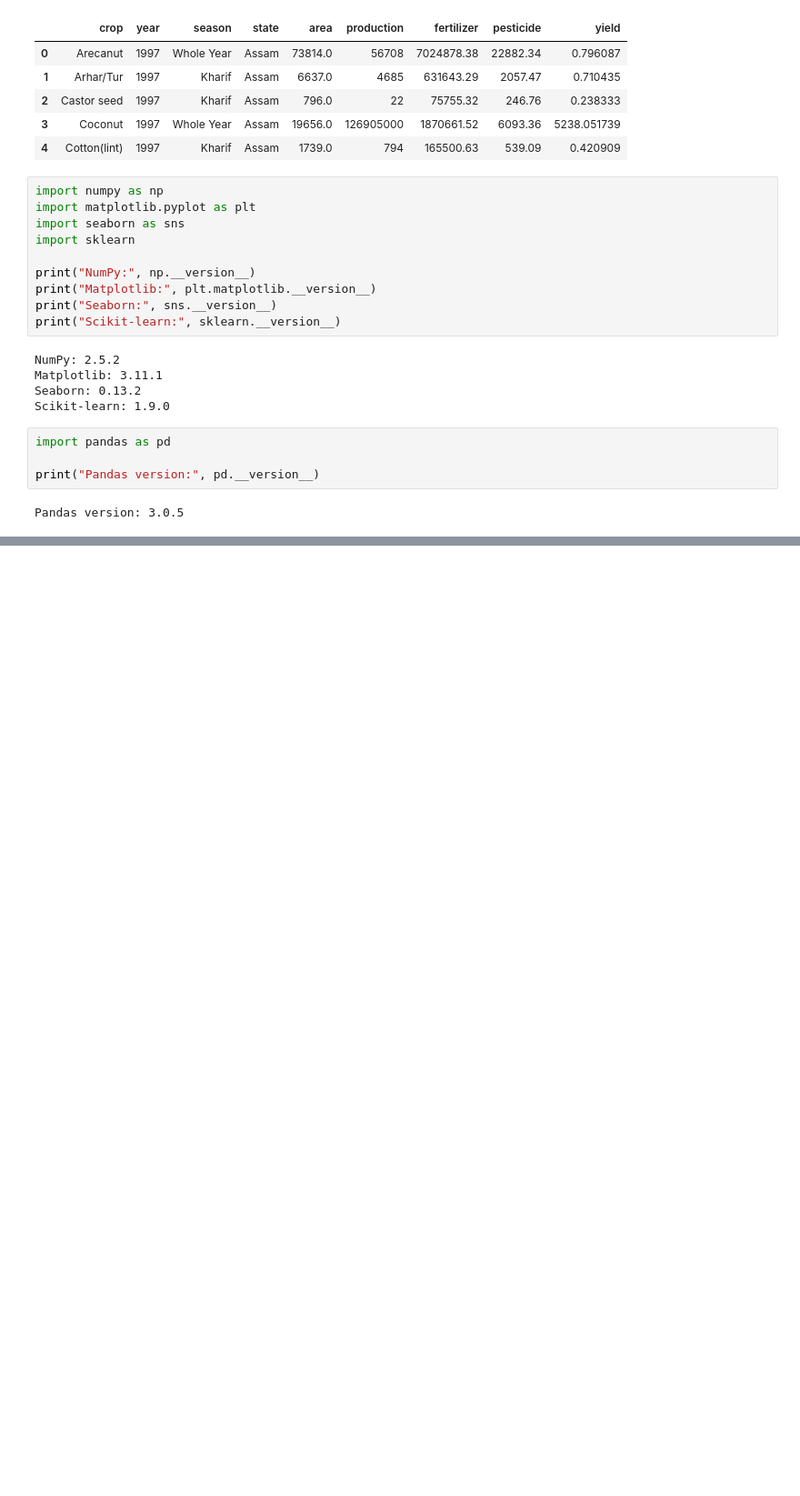
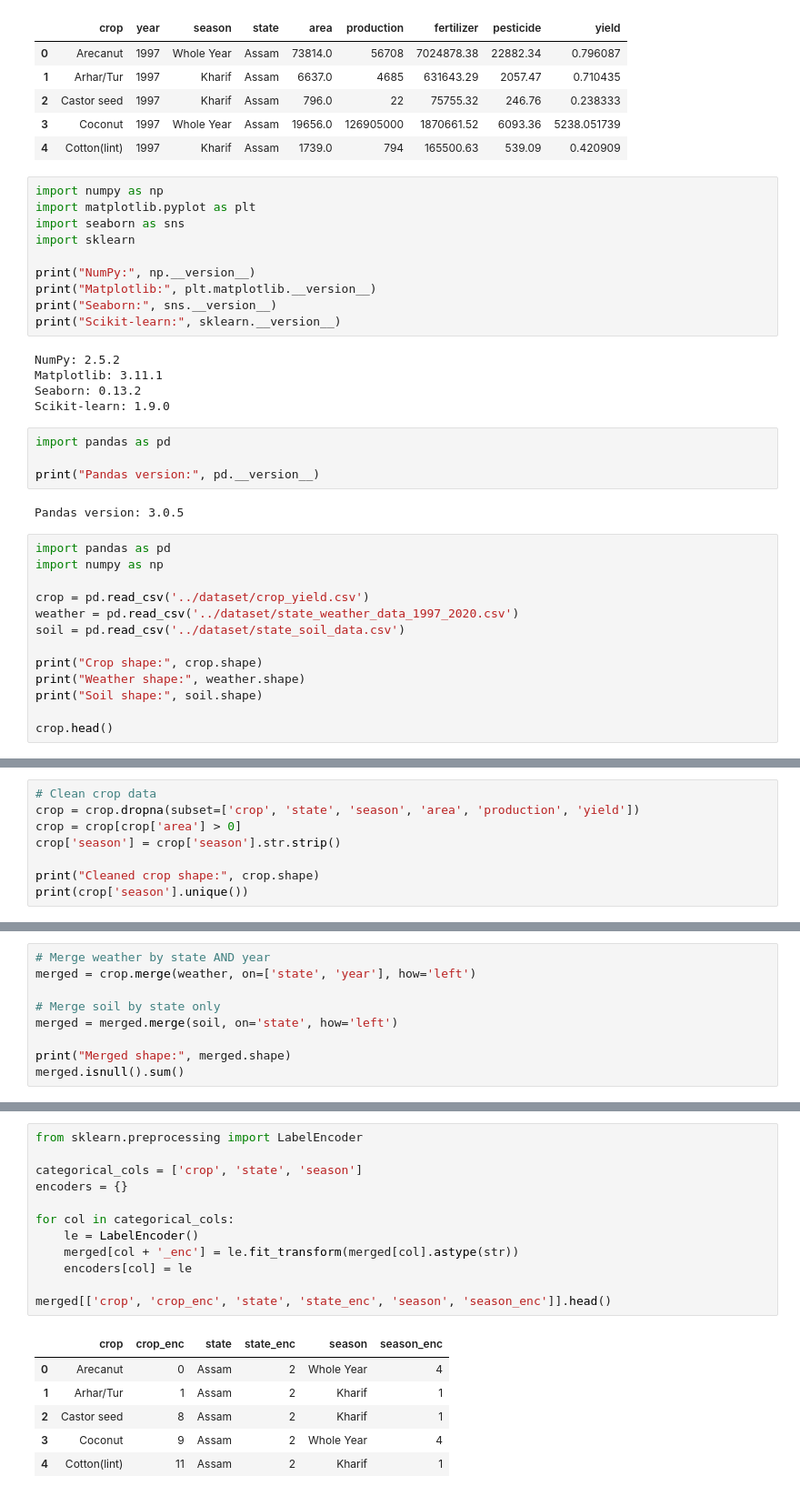
Before and after one commit to springboardmentor12233a-tech/-AI-Powered-Crop-Yield-Prediction-and-Agricultural-Productivity-Intelligence-Platform, a Jupyter notebook: notebooks/EDA.ipynb, the cells around one changed output, grey strips where cells are left out. Shown at 91% size. Drawn from its saved outputs; the diff is of its cells as text; blank space fills up the shorter version.

```diff
--- a/notebooks/EDA.ipynb
+++ b/notebooks/EDA.ipynb
@@ -235,3 +235,16 @@ import pandas as pd
 print("Pandas version:", pd.__version__)
 # %% [output]
 Pandas version: 3.0.5
+# %%
+import pandas as pd
+import numpy as np
+
+crop = pd.read_csv('../dataset/crop_yield.csv')
+weather = pd.read_csv('../dataset/state_weather_data_1997_2020.csv')
+soil = pd.read_csv('../dataset/state_soil_data.csv')
+
+print("Crop shape:", crop.shape)
+print("Weather shape:", weather.shape)
+print("Soil shape:", soil.shape)
+
+crop.head()
@@ -237,0 +261,8 @@ Pandas version: 3.0.5
+# %%
+# Clean crop data
+crop = crop.dropna(subset=['crop', 'state', 'season', 'area', 'production', 'yield'])
+crop = crop[crop['area'] > 0]
+crop['season'] = crop['season'].str.strip()
+
+print("Cleaned crop shape:", crop.shape)
+print(crop['season'].unique())
@@ -237,0 +274,9 @@ Pandas version: 3.0.5
+# %%
+# Merge weather by state AND year
+merged = crop.merge(weather, on=['state', 'year'], how='left')
+
+# Merge soil by state only
+merged = merged.merge(soil, on='state', how='left')
+
+print("Merged shape:", merged.shape)
+merged.isnull().sum()
@@ -237,0 +302,19 @@ Pandas version: 3.0.5
+# %%
+from sklearn.preprocessing import LabelEncoder
+
+categorical_cols = ['crop', 'state', 'season']
+encoders = {}
+
+for col in categorical_cols:
+    le = LabelEncoder()
+    merged[col + '_enc'] = le.fit_transform(merged[col].astype(str))
+    encoders[col] = le
+
+merged[['crop', 'crop_enc', 'state', 'state_enc', 'season', 'season_enc']].head()
+# %% [output]
+|  | crop | crop_enc | state | state_enc | season | season_enc |
+| 0 | Arecanut | 0 | Assam | 2 | Whole Year | 4 |
+| 1 | Arhar/Tur | 1 | Assam | 2 | Kharif | 1 |
+| 2 | Castor seed | 8 | Assam | 2 | Kharif | 1 |
+| 3 | Coconut | 9 | Assam | 2 | Whole Year | 4 |
+| 4 | Cotton(lint) | 11 | Assam | 2 | Kharif | 1 |
```
Also changed, not shown: parts of 7 cells of this notebook, 6 other files.
